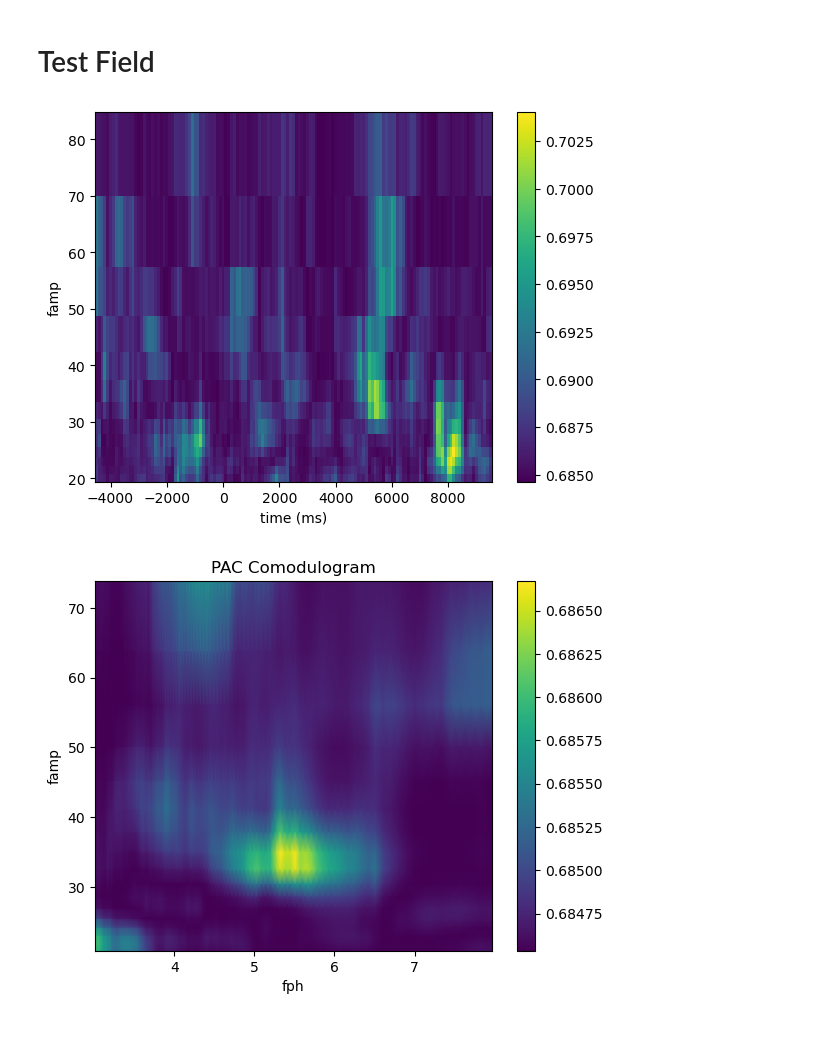
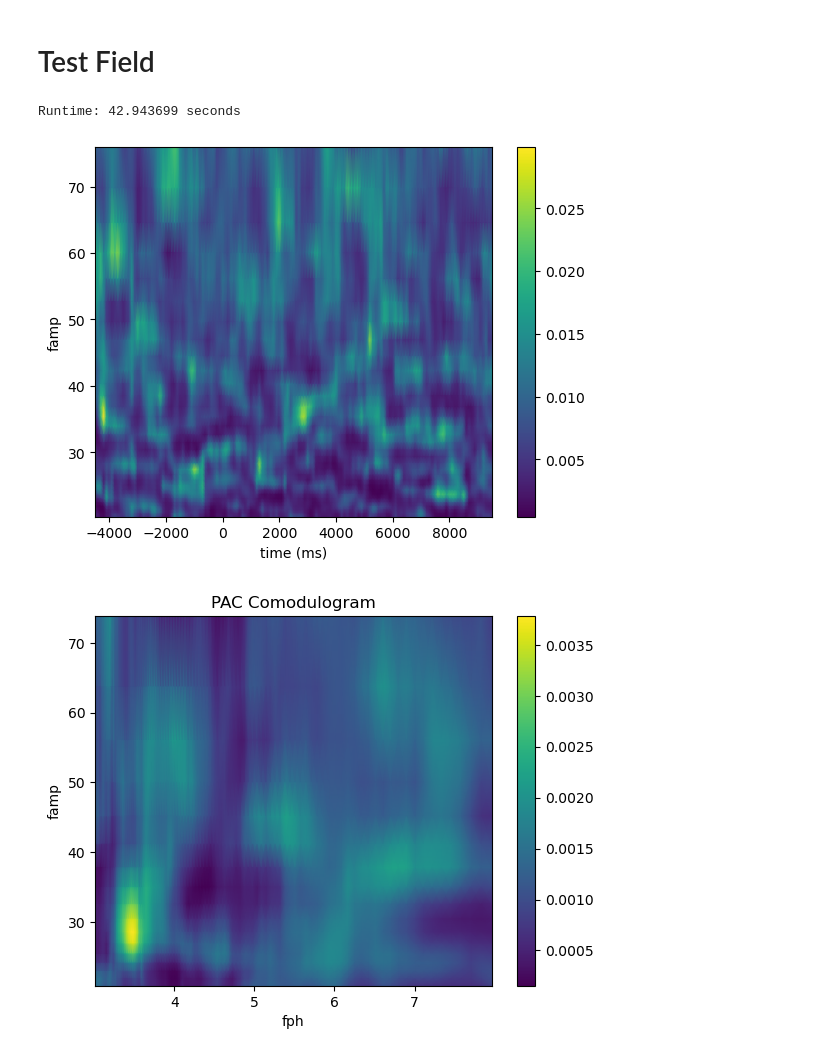
Before and after one commit to ArmanMehr/LFP_Signal_Analysis, a Jupyter notebook: main.ipynb, the cells around one changed output. Saved outputs shown, nothing was run; the diff lists cells and outputs as text; code cells hidden in the pictures.

```diff
--- a/main.ipynb
+++ b/main.ipynb
@@ -44,28 +44,29 @@ plt.show()
 loaded_data = load.read_ppdata('./Data/data_pp.pkl')
 # %%
 # Calculation of dynamic PAC
-PAC_all, tt, fph, famp = PAC.PAC_varTime_ts(loaded_data['ev20']['data'][0,:,1],loaded_data['ev20']['data'][3,:,1],loaded_data['srate'], fres_param = 5, twin = 1, tovp = 0.9)
+PAC_all, tt, fph, famp = PAC.PAC_varTime_ts(loaded_data['ev20']['data'][0,:,1],loaded_data['ev20']['data'][3,:,1],loaded_data['srate'], twin = 1, tovp = 0.9, wavelet= 'cmor2.5-1.5')
 tt = tt + loaded_data['time'][0]*1000
+# %% [output]
+Runtime: 42.943699 seconds
 # %%
 PAC_m = np.mean(PAC_all,axis=1)
-PAC_m.shape
-plt.pcolormesh(tt,famp,PAC_m.T, shading='auto')
+plt.pcolormesh(tt,famp,PAC_m.T, shading='gouraud')
 plt.xlabel('time (ms)')
 plt.ylabel('famp')
 plt.colorbar()
 plt.show()
 # %% [output]
-[figure, old version]
+[figure, new version]
 # %%
 trial = 5
 time = loaded_data['time']
-PAC_all, fph, famp = PAC.PAC_comodulogram_ts(loaded_data['ev20']['data'][0,time>0,trial-1], loaded_data['ev20']['data'][3,time>0,trial-1], loaded_data['srate'])
+PAC_all_c, fph, famp = PAC.PAC_comodulogram_ts(loaded_data['ev20']['data'][0,time>0,trial-1], loaded_data['ev20']['data'][3,time>0,trial-1], loaded_data['srate'], wavelet = 'cmor2.5-1.0')
 # %%
-plt.pcolormesh(fph, famp, PAC_all.T, shading='gouraud')
+plt.pcolormesh(fph, famp, PAC_all_c.T, shading='gouraud')
 plt.colorbar()
 plt.xlabel('fph')
 plt.ylabel('famp')
 plt.title('PAC Comodulogram')
 plt.show()
 # %% [output]
-[figure, old version]
+[figure, new version]
```
Also changed, not shown: 1 other file.
